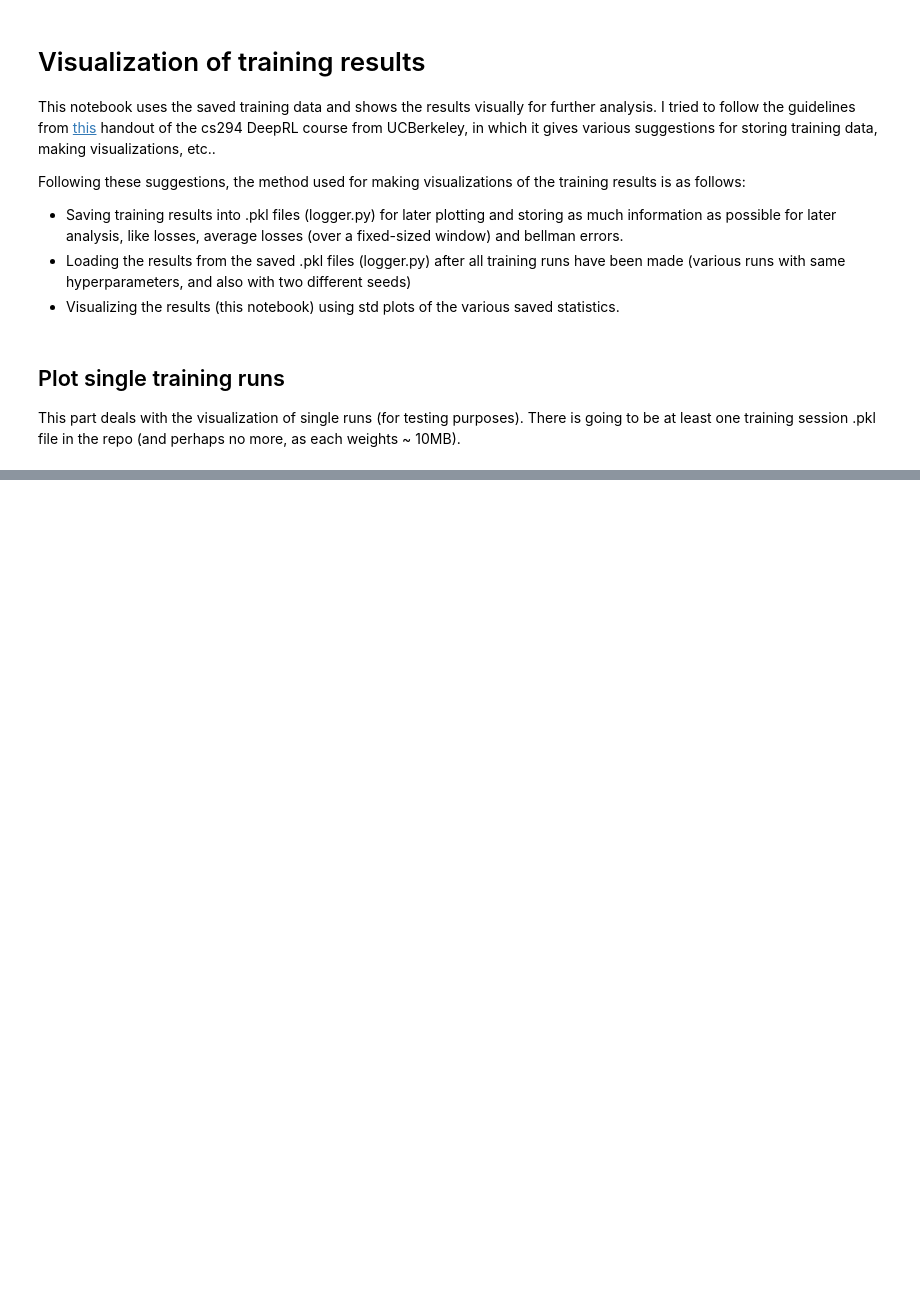
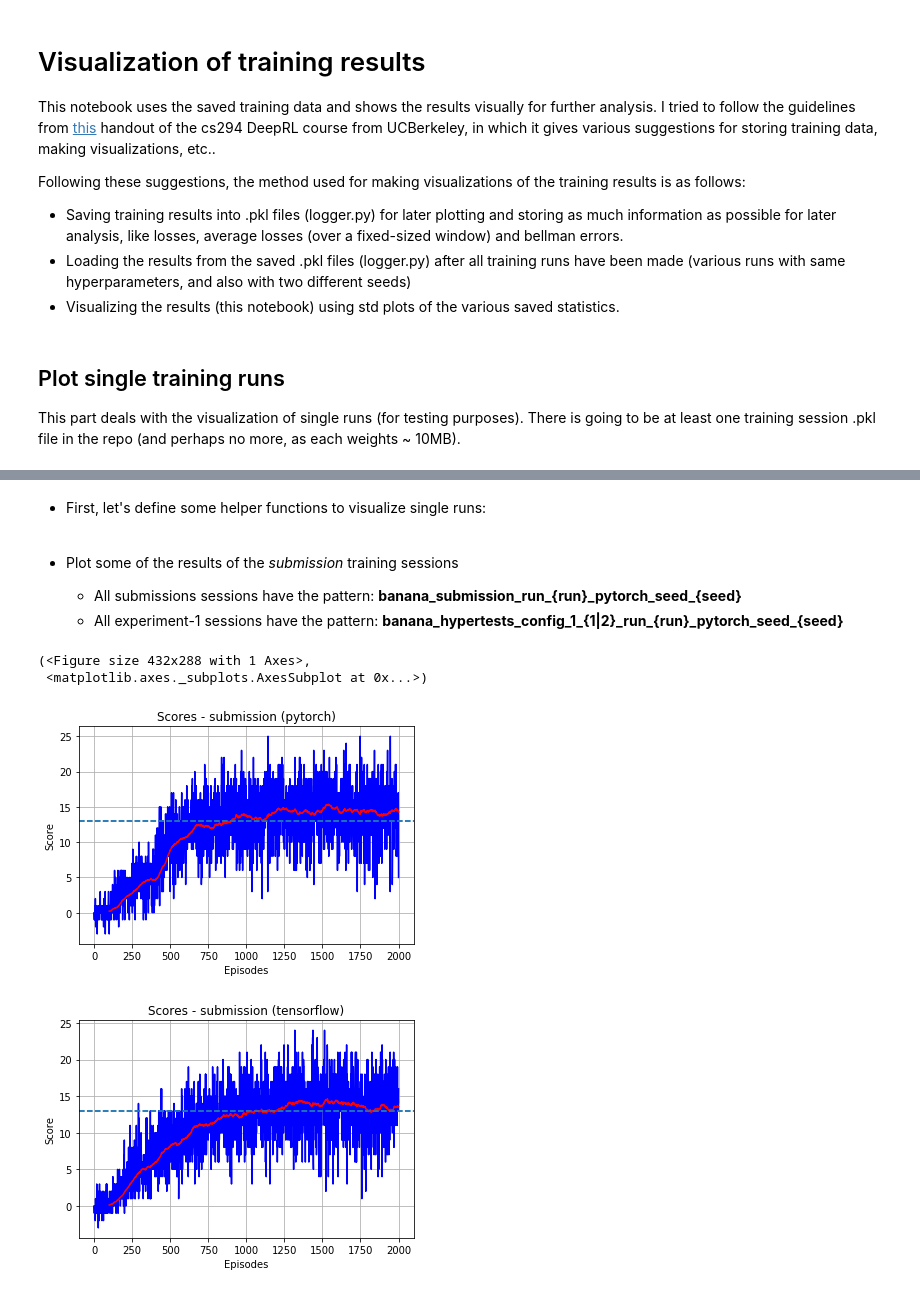
Before and after one commit to wpumacay/DeeprlND-projects, a Jupyter notebook: project1-navigation/results_analysis.ipynb, the cells around one changed output, grey strips where cells are left out. Saved outputs shown, nothing was run; the diff lists cells and outputs as text; code cells hidden in the pictures; blank space fills up the shorter version.

Commit message:
[UPDATE]: visualizations in results notebook
Changes:

* Added sections to the results_analysis notebook with all required visualizations

```diff
--- a/project1-navigation/results_analysis.ipynb
+++ b/project1-navigation/results_analysis.ipynb
@@ -166,7 +24,0 @@ INFO> loaded training data from session [banana_improvements_config_2_3_run_4_py
-# %%
-axes = plotter.drawStdPlot(_experiment2ResultsConfig0['scoresAvg'], 'Scores', 'x', 'y')
-#plotter.drawStdPlot( _experiment2ResultsConfig1['scoresAvg'], 'Scores', 'x', 'y', color = 'b', axes = axes )
-#plotter.drawStdPlot( _experiment2ResultsConfig2['scoresAvg'], 'Scores', 'x', 'y', color = 'm', axes = axes )
-plotter.drawStdPlot( _experiment2ResultsConfig3['scoresAvg'], 'Scores', 'x', 'y', color = 'c', axes = axes )
-axes.axhline( y = 13., xmin = 0, xmax = 2000 )
-axes.grid( True )
@@ -189,5 +24,0 @@ INFO> loaded training data from session [banana_exploration_config_3_2_run_4_pyt
-# %%
-axes = plotter.drawStdPlot(_experiment3ResultsConfig1['scoresAvg'], 'Scores', 'x', 'y')
-plotter.drawStdPlot( _experiment3ResultsConfig2['scoresAvg'], 'Scores', 'x', 'y', color = 'b', axes = axes )
-axes.axhline( y = 13., xmin = 0, xmax = 2000 )
-axes.grid( True )
@@ -239,6 +24,0 @@ FileNotFoundError: [Errno 2] No such file or directory: '/home/gregor/Documents/
-# %%
-axes = plotter.drawStdPlot( _runs['scoresAvg'], 'Scores during training', 'x', 'y' )
-axes.axhline( y = 13., xmin = 0, xmax = 2000 )
-
-axes = plotter.drawBatchResults( _runs['scoresAvg'], 'Scores during training', 'x', 'y' )
-axes.axhline( y = 13., xmin = 0, xmax = 2000 )
@@ -253,4 +24,0 @@ print( 'std: ', _std )
-# %%
-fig, ax = plt.subplots()
-ax.plot( np.arange( len( _mean ) ), _mean, 'r-' )
-ax.fill_between( np.arange( len( _mean ) ), _mean - 2. * _std, _mean + 2. * _std )
@@ -260,0 +25,2 @@ ax.fill_between( np.arange( len( _mean ) ), _mean - 2. * _std, _mean + 2. * _std
+# %% [markdown]
+* First, let's define some helper functions to visualize single runs:
@@ -260,0 +88,16 @@ ax.fill_between( np.arange( len( _mean ) ), _mean - 2. * _std, _mean + 2. * _std
+# %% [markdown]
+* Plot some of the results of the *submission* training sessions
+
+    * All submissions sessions have the pattern: **banana\_submission\_run\_{run}\_pytorch\_seed\_{seed}**
+    * All experiment-1 sessions have the pattern: **banana\_hypertests\_config\_1\_{1|2}\_run\_{run}\_pytorch\_seed\_{seed}**
+# %%
+# plotting a single run from the submissions sessions (using pytorch)
+plotSingleRun( 'banana_submission_run_0_pytorch_seed_0', title = 'Scores - submission (pytorch)' )
+
+# plotting a single run from the submissions sessions (using tensorflow)
+plotSingleRun( 'banana_submission_run_0_tensorflow_seed_0', title = 'Scores - submission (tensorflow)' )
+# %% [output]
+(<Figure size 432x288 with 1 Axes>,
+ <matplotlib.axes._subplots.AxesSubplot at 0x...>)
+[figure, added]
+[figure, added]
```
Also changed, not shown: parts of 43 cells of this notebook.
